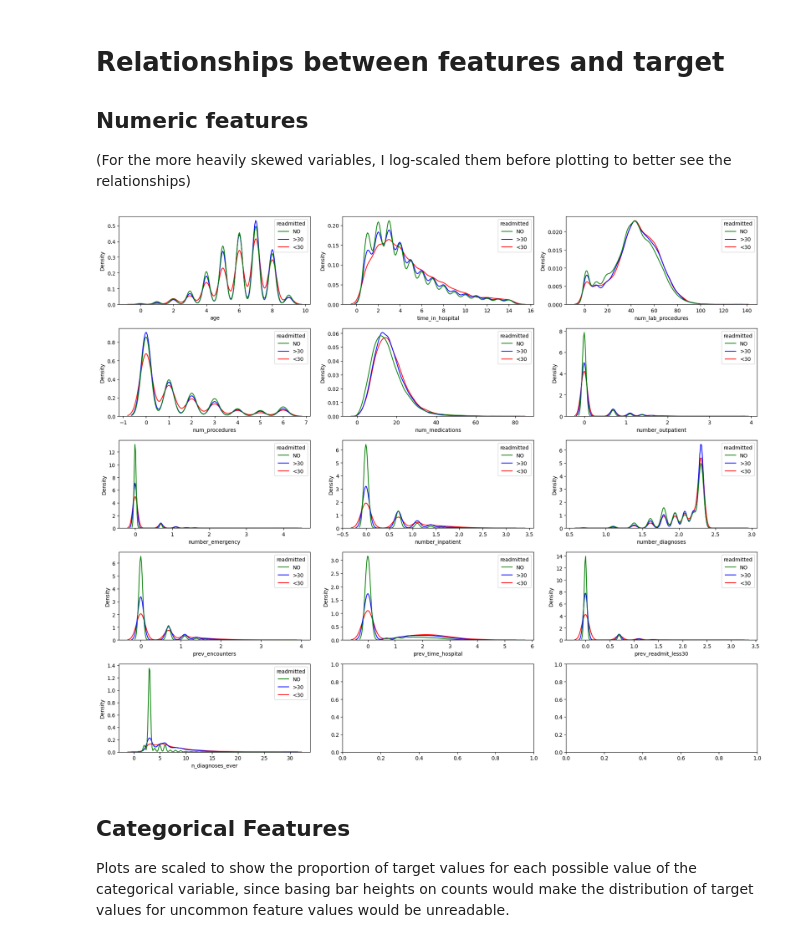
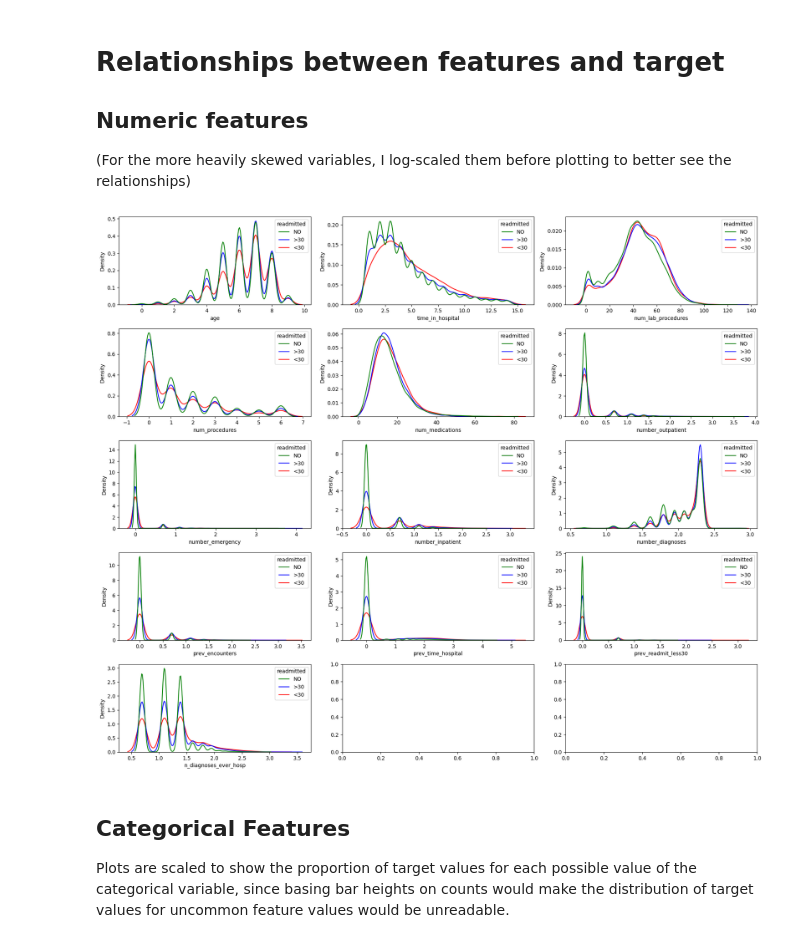
Before and after one commit to bennettJG/data17200project, a Jupyter notebook: Data_Preparation.ipynb, the cells around one changed output. Saved outputs shown, nothing was run; the diff lists cells and outputs as text; code cells hidden in the pictures.

Commit message:
Just choose one observation per patient to ensure independence of observations

```diff
--- a/Data_Preparation.ipynb
+++ b/Data_Preparation.ipynb
@@ -91,0 +92,22 @@ patients = patients.merge(patients_diagnoses, how='left')
+# %%
+# Pivot longer (one row per encounter-diagnosis pair)
+patients_diagnoses = patients.melt(id_vars=['patient_nbr', 'encounter_id'], value_vars=['diag_1', 'diag_2', 'diag_3'])
+patients_diagnoses.sort_values(['patient_nbr','encounter_id'], inplace=True)
+patients_diagnoses.reset_index(inplace=True, drop=True)
+
+# Code found on Stack Overflow (https://stackoverflow.com/questions/55111417/python-cumulative-concatenate-in-pandas-dataframe)
+# to combine all diagnoses to date into a list -- we want to eventually get to the total number of distinct diagnoses this
+# patient has been seen for to date.
+def cum_concat(x):
+    return list(accumulate(x))
+concat_list_fun = lambda x: cum_concat([[i] for i in x])
+diag_list_of_lists = patients_diagnoses.groupby(['patient_nbr'])['value'].apply(concat_list_fun)
+
+patients_diagnoses['diag_to_date']=[item for sublist in diag_list_of_lists for item in sublist]
+# Convert list to set to remove duplicates, then use len() to get number of elements
+patients_diagnoses['n_diagnoses_ever_hosp']=patients_diagnoses['diag_to_date'].apply(lambda x: len(set(x)))
+# There's still a row for each of diag_1 through diag_3 -- diag_3 has the full total (including all diagnoses from the current encounter)
+# so grab that last row for each encounter
+patients_diagnoses.groupby('encounter_id').tail(1)
+# Finally we can combine the count of unique diagnoses across all previous admissions to the main dataset
+patients = patients.merge(patients_diagnoses[['encounter_id', 'n_diagnoses_ever_hosp']], how='left')
@@ -92,3 +116,5 @@ patients = patients.merge(patients_diagnoses, how='left')
+# %%
+ patients = patients.sample(frac = 1.0, random_state = random_state).groupby('patient_nbr').head(1)
 # %% [markdown]
 #2: Divide into a training set and a testing set
 In the original paper, the authors were interested specifically in readmission within 30 days, stating that "30 days was chosen based on criteria often used by funding agencies," so it seems reasonable to use readmission within this time frame as a binary target variable. It may also be possible to fit a multiclass classification model for all three possible values of `readmitted`.
@@ -96,13 +122,6 @@ In the original paper, the authors were interested specifically in readmission w
 Because the data requires some cleaning (certain observations need to be dropped), it's easiest to generate the train/test split without separating the target variable from the features, clean the data, and finally separate X (features) from y (target) before beginning to fit models.
 
 I used GroupShuffleSplit to divide the data into train and test sets, so that information about a patient is not leaked between sets.
-# %%
-# stratifying by readmitted will also stratify by readmit_less30 since <30 is one of the values readmitted takes,
-# so this should be fine whichever we choose to use as the target
-patients.set_index('patient_nbr')
-
-# Generate split and use it to select train and test sets
-train_index, test_index = next(
-    GroupShuffleSplit(n_splits = 1, test_size = 0.2, random_state=1701).split(patients, groups=patients['patient_nbr'])
-)
-train, test = patients.loc[train_index], patients.loc[test_index]
+# %%
+# Stratifying by the three-level 'readmitted' will automatically stratify 'readmitted_less30' as well since that variable is derived from the main readmission variable
+train, test = train_test_split(patients, random_state=1701, stratify=patients['readmitted'], test_size=0.2)
@@ -428,17 +461,17 @@ array([[<Axes: xlabel='lab_log', ylabel='lab_log'>,
 # %%
 import seaborn as sns
 fig, ax = plt.subplots(5, 3, figsize=(18, 15))
 axes = np.ravel(ax)
 
-highly_skewed_cols = ['prev_encounters', 'number_outpatient', 'number_emergency', 'number_inpatient', 'number_diagnoses', 'prev_time_hospital', 'prev_readmit_less30']
+highly_skewed_cols = ['prev_encounters', 'number_outpatient', 'number_emergency', 'number_inpatient', 'number_diagnoses', 'prev_time_hospital', 'prev_readmit_less30', 'n_diagnoses_ever_hosp']
 train_withlog = pd.concat([np.log(train[highly_skewed_cols]+1), train.drop(highly_skewed_cols, axis=1)], axis=1).drop('patient_nbr', axis=1)
 for a, c in zip(axes, num_cols):
     sns.kdeplot(x=c, data=train_withlog, hue='readmitted', palette={'<30': 'r', '>30': 'b', 'NO': 'g'}, ax=a, common_norm=False)
     a.set_xlabel(c)
 
 plt.tight_layout()
 # %% [output]
-[figure, old version]
+[figure, new version]
 # %% [markdown]
 ## Categorical Features
 
```
Also changed, not shown: parts of 26 cells of this notebook.
